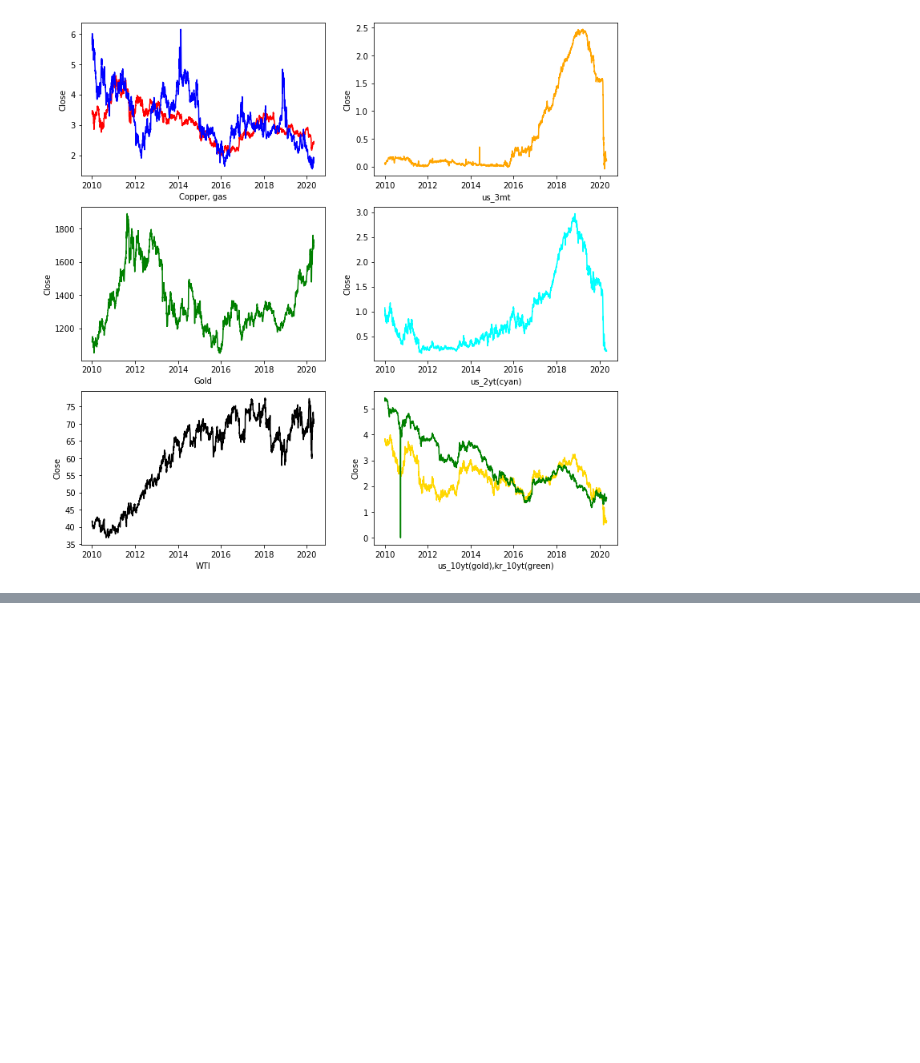
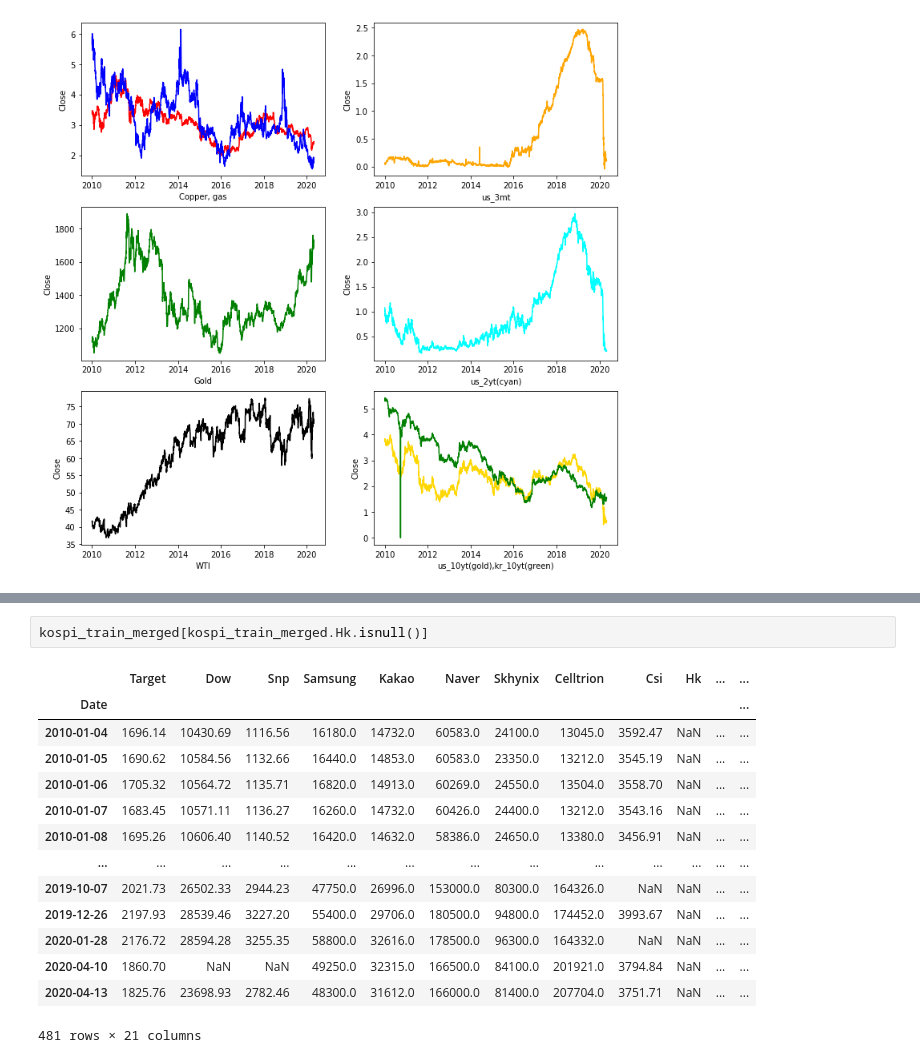
Before and after one commit to DongGuk-Seo/Yeardream, a Jupyter notebook: Project_Modeling/data/Project_Price_Prediction.ipynb, the cells around one changed output, grey strips where cells are left out. Drawn from its saved outputs; the diff is of its cells as text; blank space fills up the shorter version.

```diff
--- a/Project_Modeling/data/Project_Price_Prediction.ipynb
+++ b/Project_Modeling/data/Project_Price_Prediction.ipynb
@@ -370,3 +374,20 @@ memory usage: 482.7 KB
+# %%
+kospi_train_merged[kospi_train_merged.Hk.isnull()]
+# %% [output]
+|  | Target | Dow | Snp | Samsung | Kakao | Naver | Skhynix | Celltrion | Csi | Hk | ... | ... |
+| Date |  |  |  |  |  |  |  |  |  |  |  | ... |
+| 2010-01-04 | 1696.14 | 10430.69 | 1116.56 | 16180.0 | 14732.0 | 60583.0 | 24100.0 | 13045.0 | 3592.47 | NaN | ... | ... |
+| 2010-01-05 | 1690.62 | 10584.56 | 1132.66 | 16440.0 | 14853.0 | 60583.0 | 23350.0 | 13212.0 | 3545.19 | NaN | ... | ... |
+| 2010-01-06 | 1705.32 | 10564.72 | 1135.71 | 16820.0 | 14913.0 | 60269.0 | 24550.0 | 13504.0 | 3558.70 | NaN | ... | ... |
+| 2010-01-07 | 1683.45 | 10571.11 | 1136.27 | 16260.0 | 14732.0 | 60426.0 | 24400.0 | 13212.0 | 3543.16 | NaN | ... | ... |
+| 2010-01-08 | 1695.26 | 10606.40 | 1140.52 | 16420.0 | 14632.0 | 58386.0 | 24650.0 | 13380.0 | 3456.91 | NaN | ... | ... |
+| ... | ... | ... | ... | ... | ... | ... | ... | ... | ... | ... | ... | ... |
+| 2019-10-07 | 2021.73 | 26502.33 | 2944.23 | 47750.0 | 26996.0 | 153000.0 | 80300.0 | 164326.0 | NaN | NaN | ... | ... |
+| 2019-12-26 | 2197.93 | 28539.46 | 3227.20 | 55400.0 | 29706.0 | 180500.0 | 94800.0 | 174452.0 | 3993.67 | NaN | ... | ... |
+| 2020-01-28 | 2176.72 | 28594.28 | 3255.35 | 58800.0 | 32616.0 | 178500.0 | 96300.0 | 164332.0 | NaN | NaN | ... | ... |
+| 2020-04-10 | 1860.70 | NaN | NaN | 49250.0 | 32315.0 | 166500.0 | 84100.0 | 201921.0 | 3794.84 | NaN | ... | ... |
+| 2020-04-13 | 1825.76 | 23698.93 | 2782.46 | 48300.0 | 31612.0 | 166000.0 | 81400.0 | 207704.0 | 3751.71 | NaN | ... | ... |
+481 rows × 21 columns
 # %%
 plt.figure(figsize=(13,13))
 sns.heatmap(kospi_train_merged.corr(),annot=True, cmap='cool')
```
Also changed, not shown: parts of 16 cells of this notebook.
